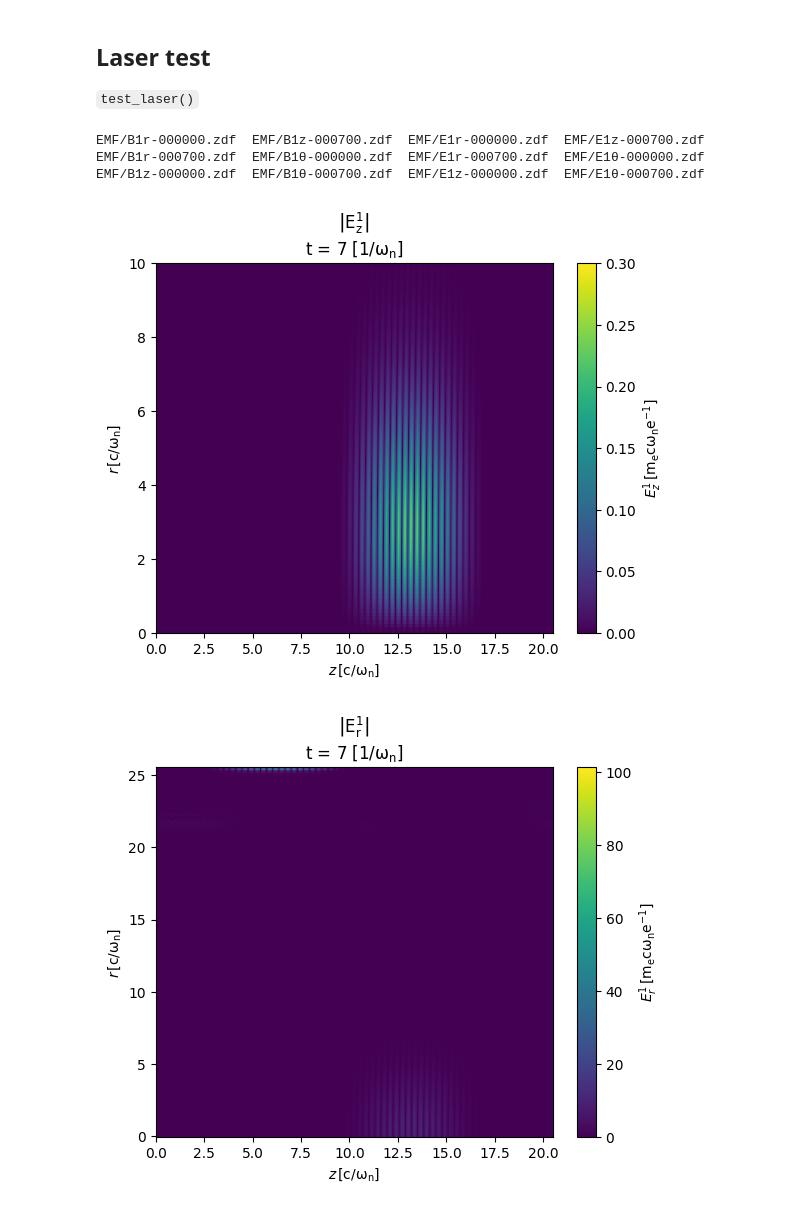
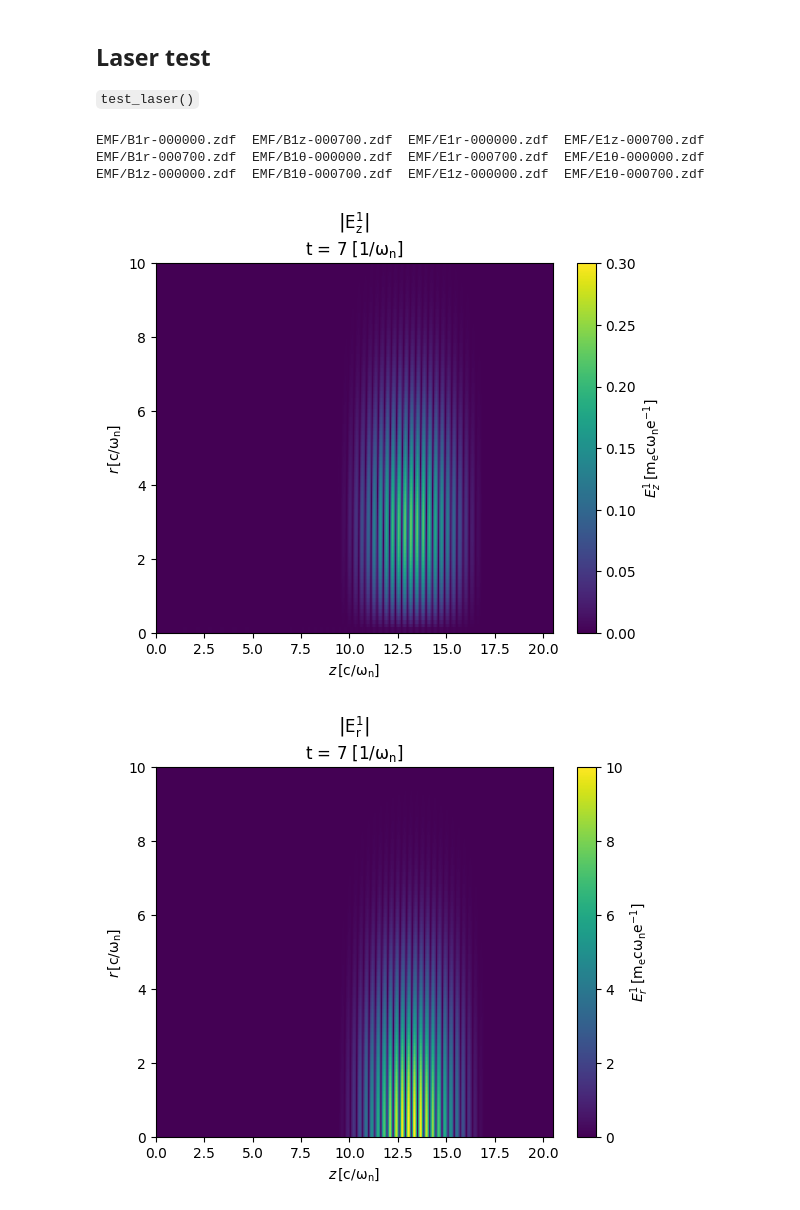
Before and after one commit to ricardo-fonseca/zpic-parallel, a Jupyter notebook: openmp/q3d/Debug-q3d.ipynb, the cells around one changed output. Saved outputs shown, nothing was run; the diff lists cells and outputs as text; code cells hidden in the pictures.

```diff
--- a/openmp/q3d/Debug-q3d.ipynb
+++ b/openmp/q3d/Debug-q3d.ipynb
@@ -11,33 +11,33 @@ import visxd
 import matplotlib.colors as colors
 
 import importlib
 importlib.reload( visxd )
 
 def fname( comp, iter ):
     return "EMF/{:s}-{:06d}.zdf".format( comp, iter )
 
 ! ls EMF/*.zdf
 
 iter = 700
 # iter = 731
 
 # visxd.complex_grid2d(fname("B1z", iter), part = 'abs' )
 # visxd.complex_grid2d(fname("B1r", iter), part = 'abs' )
 # visxd.complex_grid2d(fname("B1θ", iter), part = 'abs' )
 
 
 visxd.complex_grid2d(fname("E1z", iter), part = 'abs', ylim = [0,10], vmax = 0.3 )
-visxd.complex_grid2d(fname("E1r", iter), part = 'abs' )
-visxd.complex_grid2d(fname("E1θ", iter), part = 'abs' )
+visxd.complex_grid2d(fname("E1r", iter), part = 'abs', ylim = [0,10], vmax = 10 )
+visxd.complex_grid2d(fname("E1θ", iter), part = 'abs', ylim = [0,10])
 
 # visxd.complex_grid2d(fname("E1θ", 0), part = 'real' )
 # visxd.complex_grid2d(fname("E1r", 0), part = 'imag' )
 
 # visxd.complex_grid2d(fname("E1z", 0), part = 'abs', ylim = [0,10])
 # visxd.complex_grid2d(fname("B1z", 0), part = 'abs', ylim = [-1,1], xlim = [-1, 22])
 # %% [output]
 EMF/B1r-000000.zdf  EMF/B1z-000700.zdf  EMF/E1r-000000.zdf  EMF/E1z-000700.zdf
 EMF/B1r-000700.zdf  EMF/B1θ-000000.zdf  EMF/E1r-000700.zdf  EMF/E1θ-000000.zdf
 EMF/B1z-000000.zdf  EMF/B1θ-000700.zdf  EMF/E1z-000000.zdf  EMF/E1θ-000700.zdf
 [figure]
-[figure, old version]
+[figure, new version]
```
Also changed, not shown: parts of 4 cells of this notebook, 26 other files.
